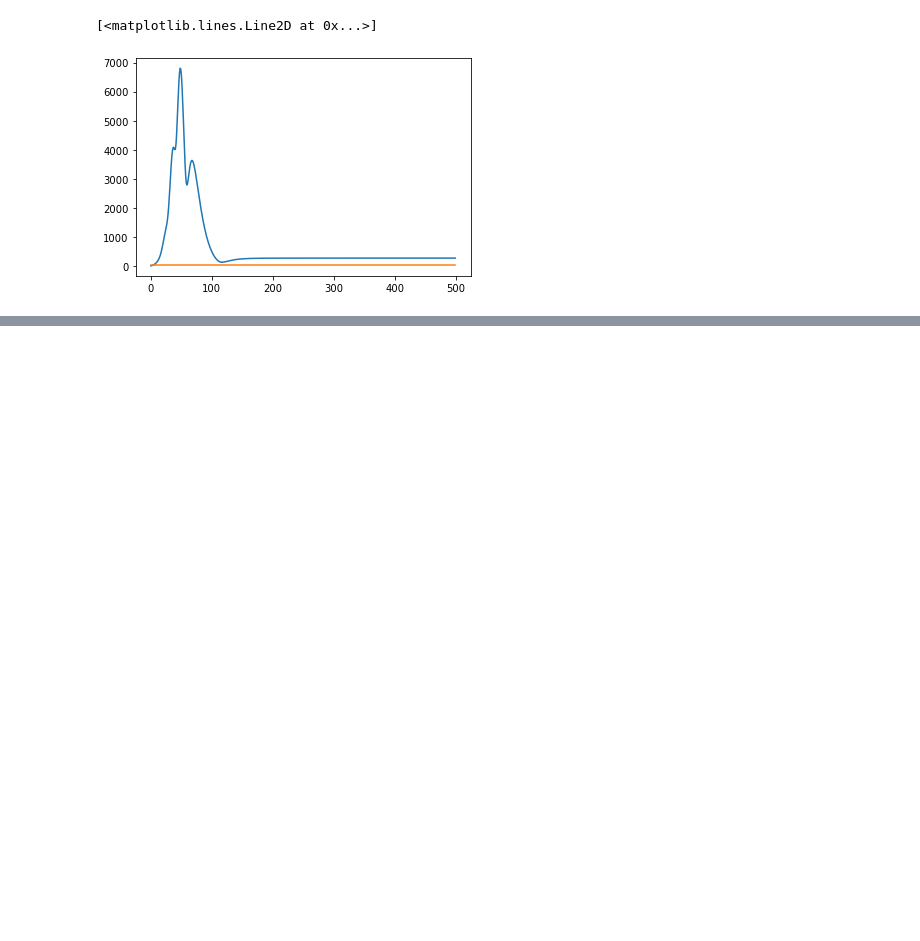
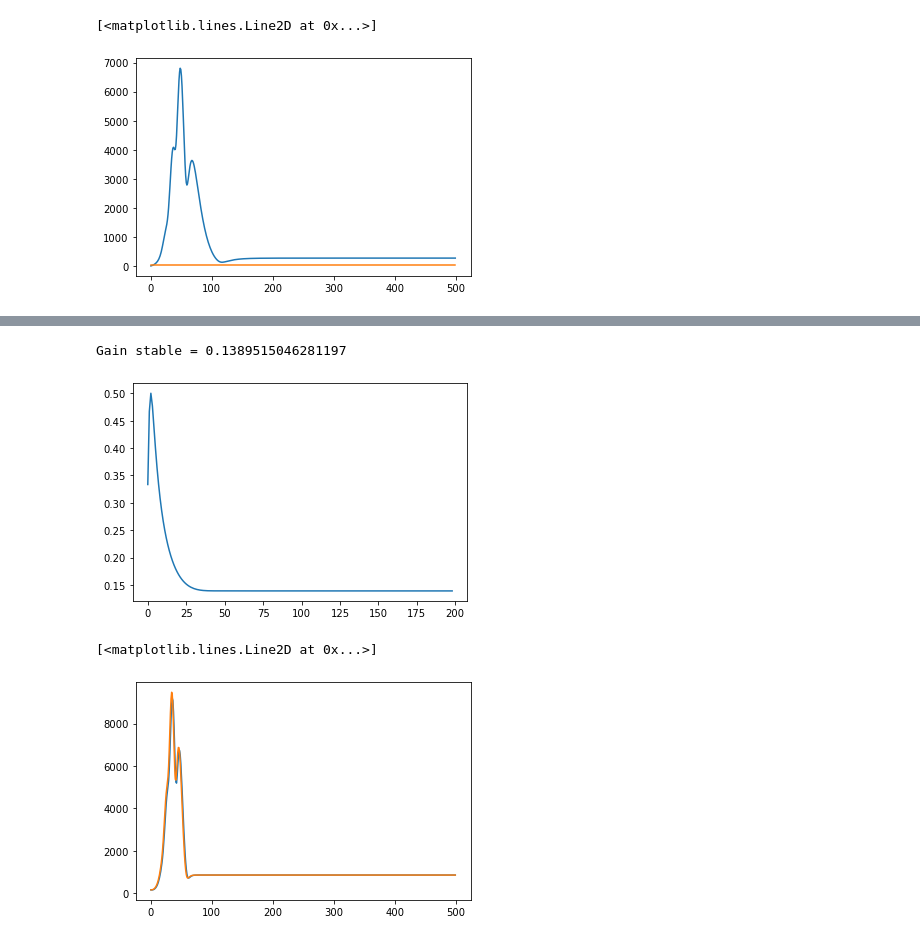
Before and after one commit to aliudvidere/EDP, a Jupyter notebook: EDP/EDP #5.ipynb, the cells around one changed output, grey strips where cells are left out. Saved outputs shown, nothing was run; the diff lists cells and outputs as text; code cells hidden in the pictures; blank space fills up the shorter version.

```diff
--- a/EDP/EDP #5.ipynb
+++ b/EDP/EDP #5.ipynb
@@ -240,0 +326,41 @@ plt.plot(final_err32)
+# %%
+# Part 15
+sigmaa_2 = 0.2 ** 2
+v,a = gnerate_vel_and_ac(0, sigmaa1_2 ** 0.5, T, v0, numb)
+x = generate_x(T, x0, a1, v1)
+Q = np.dot(np.dot(G, G.transpose()), sigmaa_2)
+
+X0 = np.array([100, 5])
+P0 = np.array([[100, 0], [0, 100]])
+
+xf = np.zeros([200, 2])
+kal_filt = kalman_filt(x, X0, P0, F, Q, R, H)
+K = kal_filt[2]
+xf = kal_filt[0]
+P_res[0] = kal_filt[3]
+K_res[0] = kal_filt[4]
+for i in range(500):
+    kal_filt = kalman_filt(xf[:, 0], X0, P0, F, Q, R, H)
+    xf = kal_filt[0]
+    P_res[i] = kal_filt[3]
+    K_res[i] = kal_filt[4]
+    X_extrapol = extrapol(xf, m, F)
+    err1[i] = (X[3:, 0] - xf[3:, 0]) ** 2
+    err2[i] = (X[3:, 0] - X_extrapol[3:, 0]) ** 2
+final_err51 = np.zeros(500)
+final_err52 = np.zeros(500)
+for i in range(500):
+    final_err51[i] = np.sqrt(np.mean(err1[i]))
+    final_err52[i] = np.sqrt(np.mean(err2[i]))
+# %%
+print("Gain stable =", K[125, 0])
+K_fix = K[125, 0] / 5
+plt.plot(K[1:, 0])
+plt.show()
+plt.plot(final_err51)
+plt.plot(final_err52)
+# %% [output]
+Gain stable = 0.1389515046281197
+[figure, added]
+[<matplotlib.lines.Line2D at 0x...>]
+[figure, added]
```
Also changed, not shown: parts of 19 cells of this notebook.
